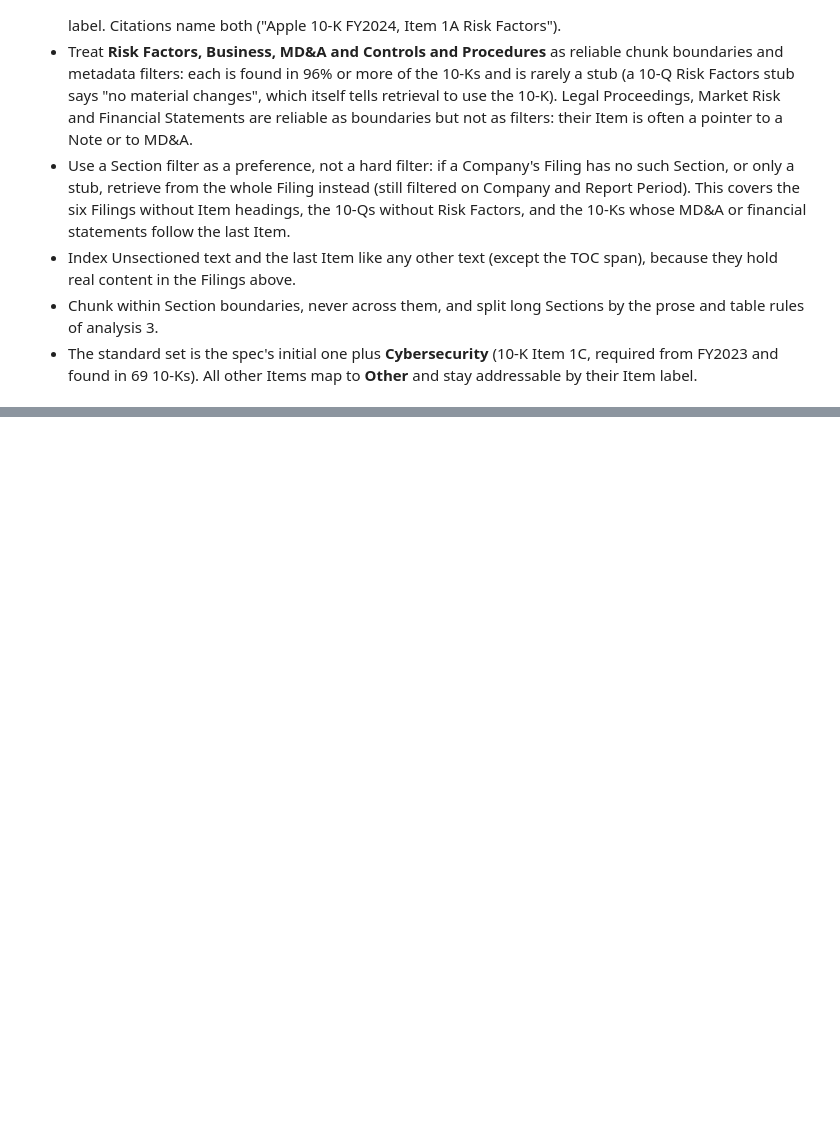
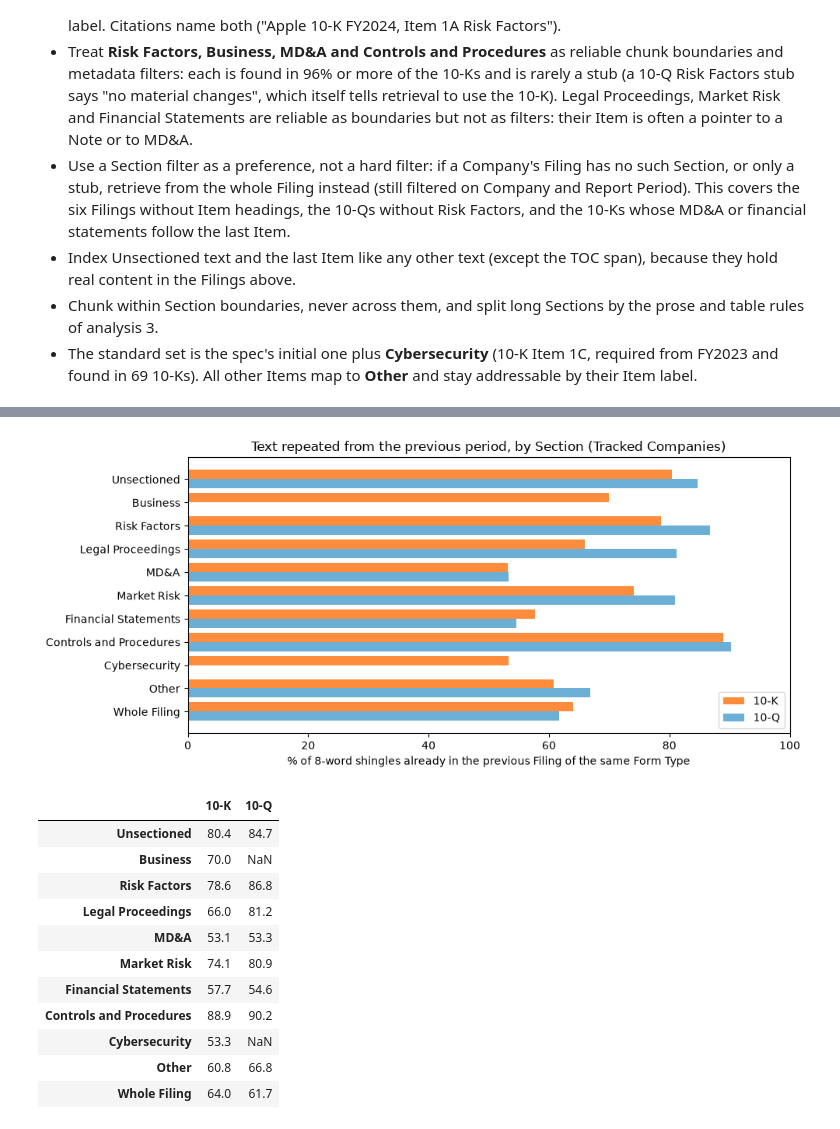
Before and after one commit to dwest1507/eliza-assessment, a Jupyter notebook: backend/notebooks/eda.ipynb, the cells around one changed output, grey strips where cells are left out. Saved outputs shown, nothing was run; the diff lists cells and outputs as text; code cells hidden in the pictures; blank space fills up the shorter version.

```diff
--- a/backend/notebooks/eda.ipynb
+++ b/backend/notebooks/eda.ipynb
@@ -1265,0 +1795,68 @@ DIS_10K_2023Q3_2023-11-21_full.txt Item 16  183737   37.5
+# %%
+boiler_rows = []
+previous_body = {}
+for f in tracked_filings:
+    key = (f.ticker, f.form_type)
+    if key in previous_body:
+        for s in f.sections:
+            own = shingles(s.text)
+            if own:
+                boiler_rows.append(
+                    {
+                        "ticker": f.ticker,
+                        "form_type": f.form_type,
+                        "section": s.name,
+                        "shingles": len(own),
+                        "repeated": len(own & previous_body[key]),
+                    }
+                )
+    previous_body[key] = shingles(f.body)
+boiler = pd.DataFrame(boiler_rows)
+
+
+def repeat_pct(frame):
+    sums = frame[["shingles", "repeated"]].sum()
+    return round(sums["repeated"] / sums["shingles"] * 100, 1)
+
+
+section_order = [UNSECTIONED, *REQUIRED["10-K"], "Other"]
+by_section = pd.DataFrame(
+    {
+        form: {
+            name: repeat_pct(boiler[(boiler["form_type"] == form) & (boiler["section"] == name)])
+            for name in section_order
+            if ((boiler["form_type"] == form) & (boiler["section"] == name)).any()
+        }
+        for form in ["10-K", "10-Q"]
+    }
+).reindex(section_order)
+by_section.loc["Whole Filing"] = [repeat_pct(boiler[boiler["form_type"] == f]) for f in by_section]
+
+fig, ax = plt.subplots(figsize=(10, 4.5))
+y = np.arange(len(by_section))
+for offset, form, colour in [(-0.2, "10-K", "#fd8d3c"), (0.2, "10-Q", "#6baed6")]:
+    ax.barh(y + offset, by_section[form].fillna(0), height=0.4, color=colour, label=form)
+ax.set_yticks(y, by_section.index)
+ax.invert_yaxis()
+ax.set_xlim(0, 100)
+ax.set_xlabel("% of 8-word shingles already in the previous Filing of the same Form Type")
+ax.set_title("Text repeated from the previous period, by Section (Tracked Companies)")
+ax.legend(loc="lower right")
+fig.tight_layout()
+plt.show()
+
+by_section
+# %% [output]
+[figure, added]
+|  | 10-K | 10-Q |
+| Unsectioned | 80.4 | 84.7 |
+| Business | 70.0 | NaN |
+| Risk Factors | 78.6 | 86.8 |
+| Legal Proceedings | 66.0 | 81.2 |
+| MD&A | 53.1 | 53.3 |
+| Market Risk | 74.1 | 80.9 |
+| Financial Statements | 57.7 | 54.6 |
+| Controls and Procedures | 88.9 | 90.2 |
+| Cybersecurity | 53.3 | NaN |
+| Other | 60.8 | 66.8 |
+| Whole Filing | 64.0 | 61.7 |
```
Also changed, not shown: parts of 21 cells of this notebook, 4 other files.
